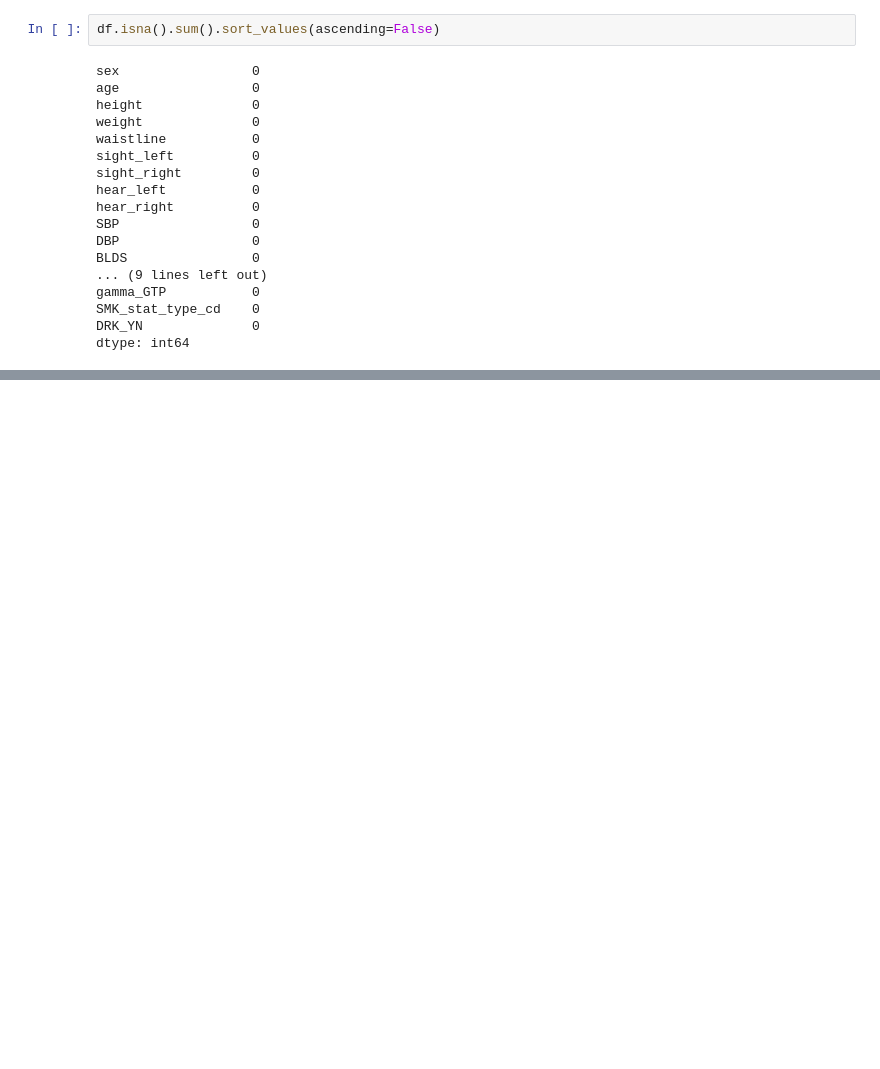
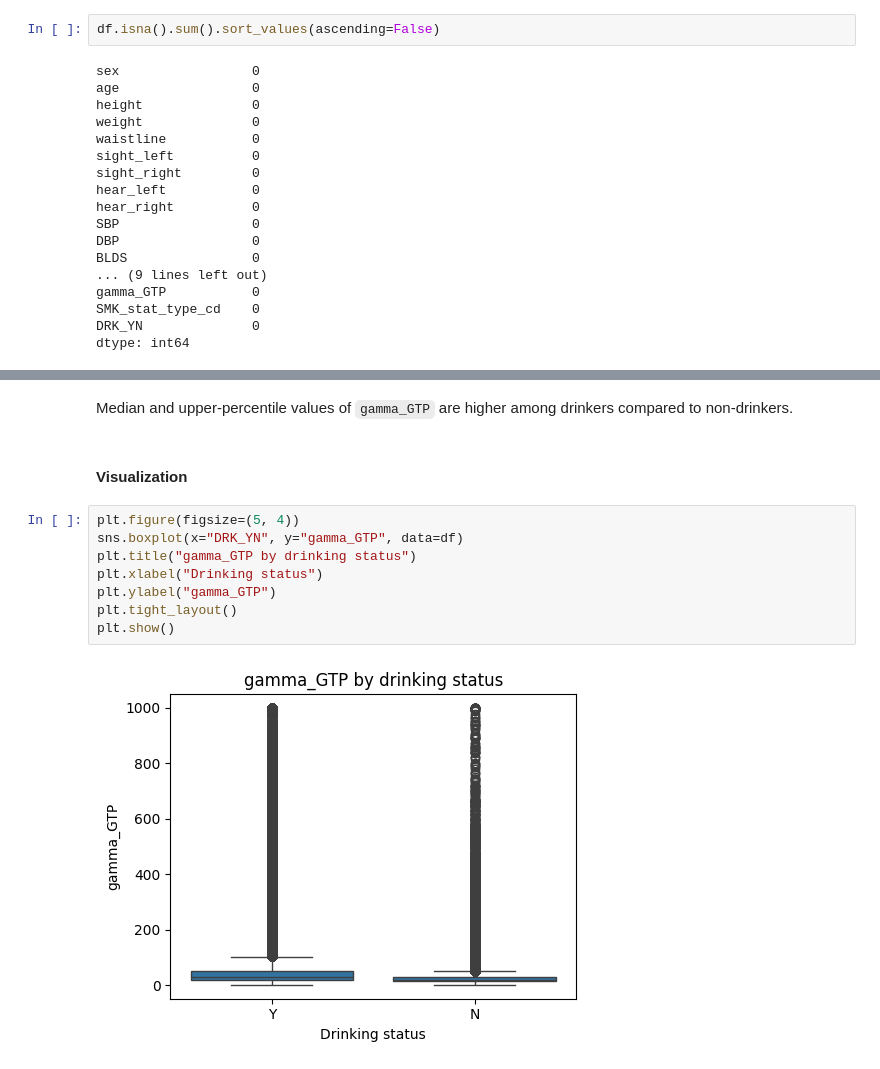
Before and after one commit to LorenzoLo123/health-risk-ml, a Jupyter notebook: notebooks/01_eda.ipynb, the cells around one changed output, grey strips where cells are left out. Saved outputs shown, nothing was run; the diff lists cells and outputs as text; blank space fills up the shorter version.

```diff
--- a/notebooks/01_eda.ipynb
+++ b/notebooks/01_eda.ipynb
@@ -301,0 +443,15 @@ Name: DRK_YN, dtype: float64
+# %% [markdown]
+Median and upper-percentile values of `gamma_GTP` are higher among drinkers compared
+to non-drinkers.
+# %% [markdown]
+#### Visualization
+# %%
+plt.figure(figsize=(5, 4))
+sns.boxplot(x="DRK_YN", y="gamma_GTP", data=df)
+plt.title("gamma_GTP by drinking status")
+plt.xlabel("Drinking status")
+plt.ylabel("gamma_GTP")
+plt.tight_layout()
+plt.show()
+# %% [output]
+[figure, added]
```
Also changed, not shown: parts of 65 cells of this notebook.
